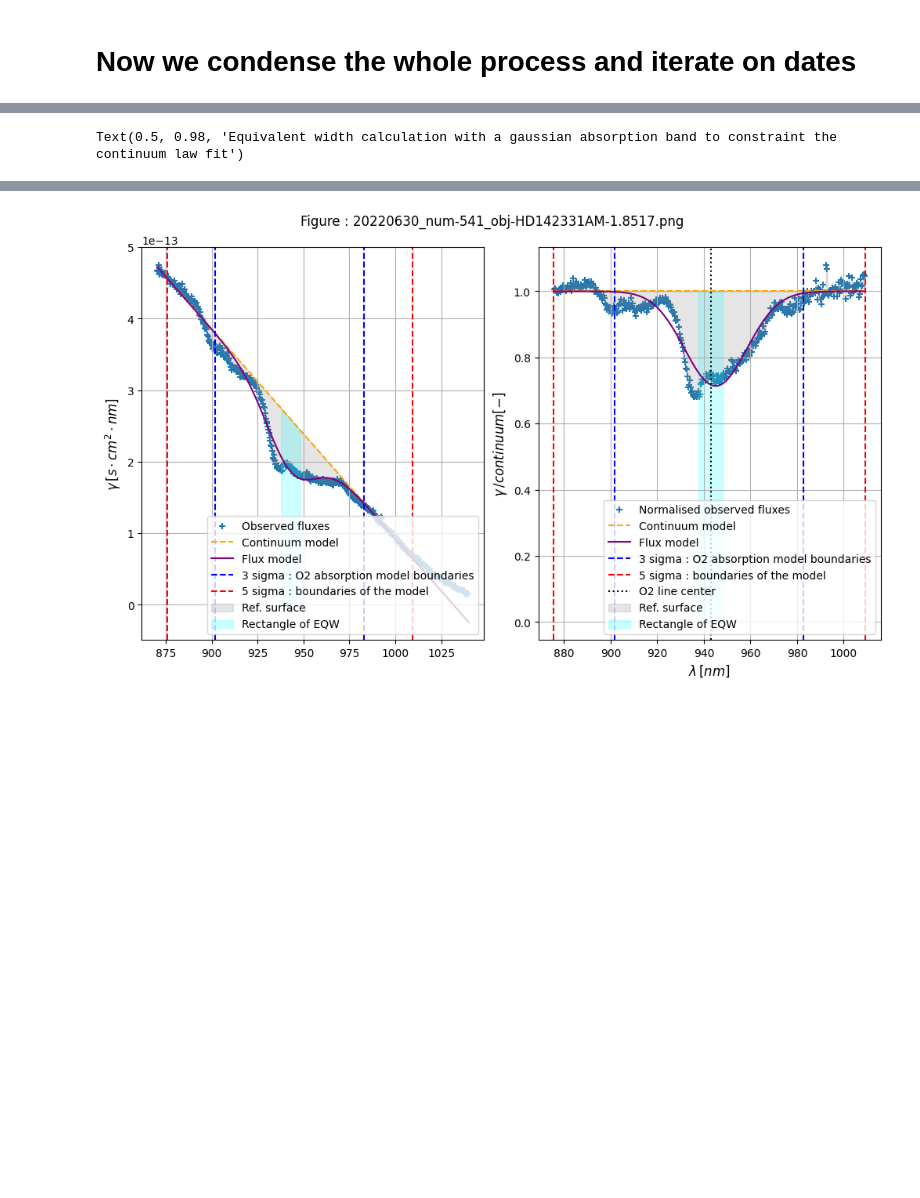
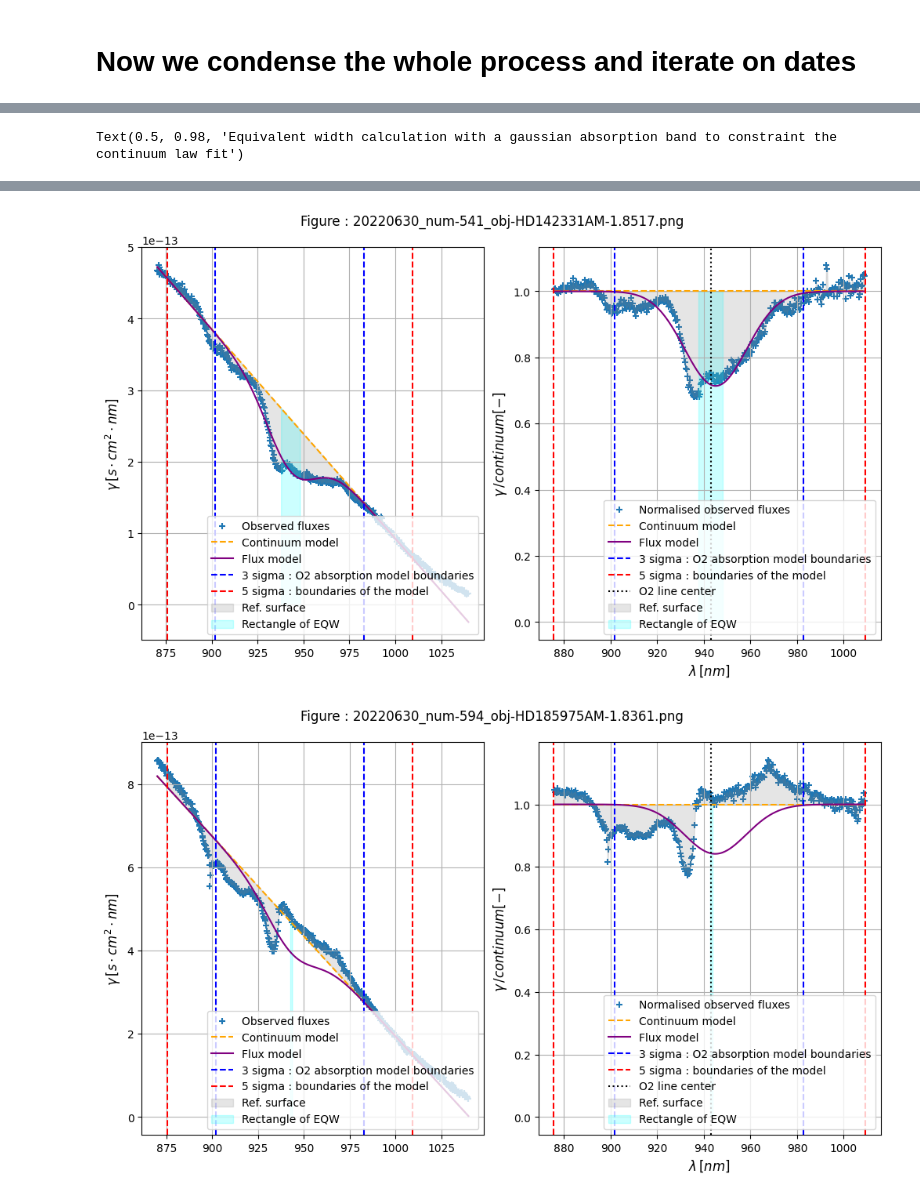
Before and after one commit to mrmonroy/AuxTel_eqw, a Jupyter notebook: H2O_EQW/calculate_h2o_eqw.ipynb, the cells around one changed output, grey strips where cells are left out. Saved outputs shown, nothing was run; the diff lists cells and outputs as text; code cells hidden in the pictures; blank space fills up the shorter version.

```diff
--- a/H2O_EQW/calculate_h2o_eqw.ipynb
+++ b/H2O_EQW/calculate_h2o_eqw.ipynb
@@ -38,8 +38,10 @@ if not os.path.exists(outdir):
 obs_dates = bad_spec_dict.keys() #np.array(['20220628', '20220629', '20220630'])
 filter_ = 'FELH0600'
 disperser = 'holo4_003'
-save_txt = False
+save_txt = True
 
 markerCols = ['green', 'blue', 'red']
 errbarCols = ['limegreen', 'cyan', 'magenta']
 markerStyle = ['x', 'o', 'v']
+
+abs_min, abs_max = 870.0, 1040.0
@@ -495,7 +340,7 @@ for obs_date, mstyle, mcol, ecol in zip(obs_dates, markerStyle, markerCols, errb
         '''
 
         #if loc%10 == 0 :
-        if expNum_ in [505, 541]:
+        if expNum_ in [505, 541, 594]:
             eqw_, bandWidth, eqw_err_, area_c_err, cont_err_, area_ul_err_, area_l_err_ = eqw_norm(lambda_, flux_, abs_min, abs_max, gaussMod_band=gaussMod, limits=lims, fit_band=False, make_plot=True, return_fit=False, plot_name="{}_num-{:.0f}_obj-{}AM-{:.4f}.png".format(obs_date, expNum_, object_, airmass_))
         else:
             eqw_, bandWidth, eqw_err_, area_c_err, cont_err_, area_ul_err_, area_l_err_ = eqw_norm(lambda_, flux_, abs_min, abs_max, gaussMod_band=gaussMod, limits=lims, fit_band=False, make_plot=False, return_fit=False)
@@ -535,8 +380,8 @@ for obs_date, mstyle, mcol, ecol in zip(obs_dates, markerStyle, markerCols, errb
         all_numbers = np.append(all_numbers, expNum_)
         all_objects = np.append(all_objects, object_)
     if save_txt:
-        data = np.transpose(np.array([airmass,pressure,eqwidth]))
-        np.savetxt('eqw_data_{0}_{1}_{2}.txt'.format(obs_date,filter_,disperser),data,header='airmass pressure eqw')
+        data = np.transpose(np.array([numbers, airmass, pressure, eqwidths, eqw_errs]))
+        np.savetxt(os.path.join(outdir,'eqw_data_{0}_{1}_{2}.txt'.format(obs_date, filter_, disperser)), data, header='id airmass pressure eqw eqw_err')
 
     targetList = np.array(targetList)
     axs[0].errorbar(airmass*pressure, eqwidths, yerr=eqw_errs, ls='', marker=mstyle, color=mcol, ecolor=ecol, elinewidth=.5, capsize=3, capthick=1.5, label="EQW - {}".format(obs_date))
@@ -603,4 +448,5 @@ Lower limit for continuum identified for exposure No. 366, std HD185975, air mas
 Text(0.5, 0.98, 'Equivalent width calculation with a gaussian absorption band to constraint the continuum law fit')
 [figure]
 [figure]
 [figure]
+[figure, added]
```
Also changed, not shown: parts of 3 cells of this notebook, 2 other files.
